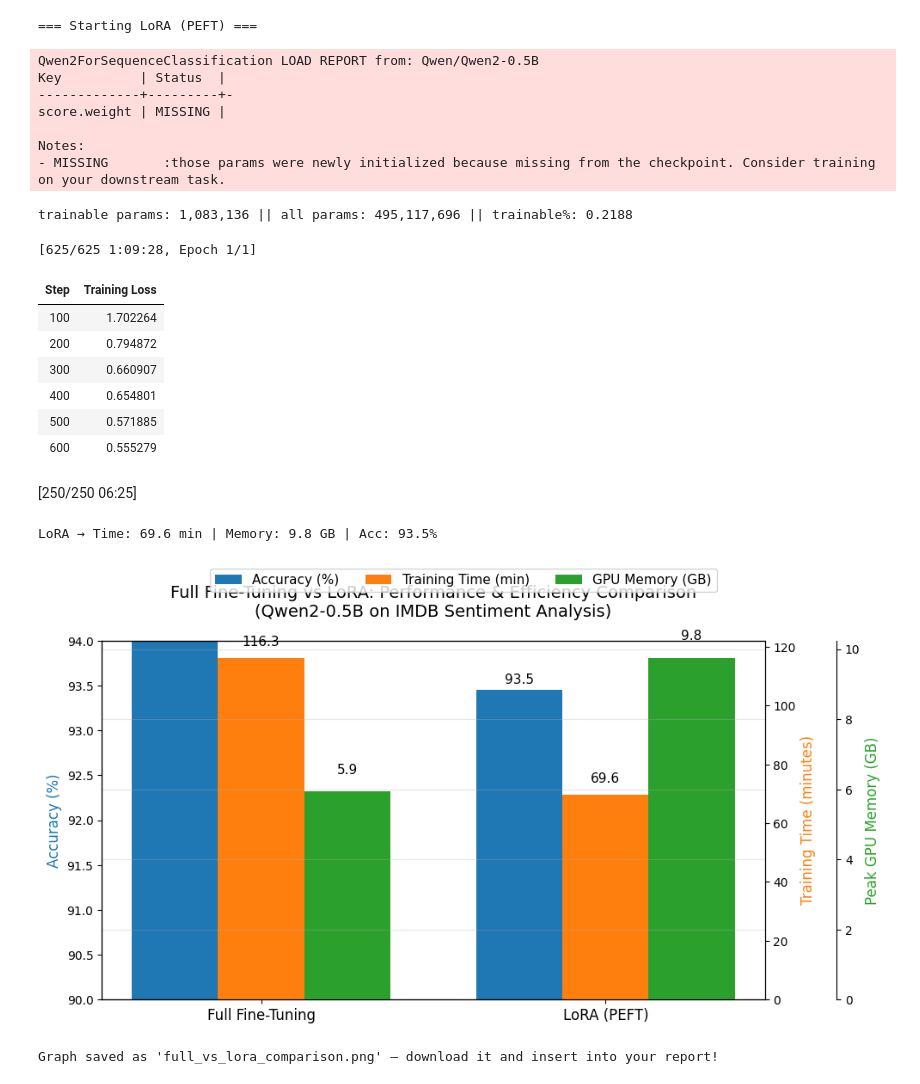
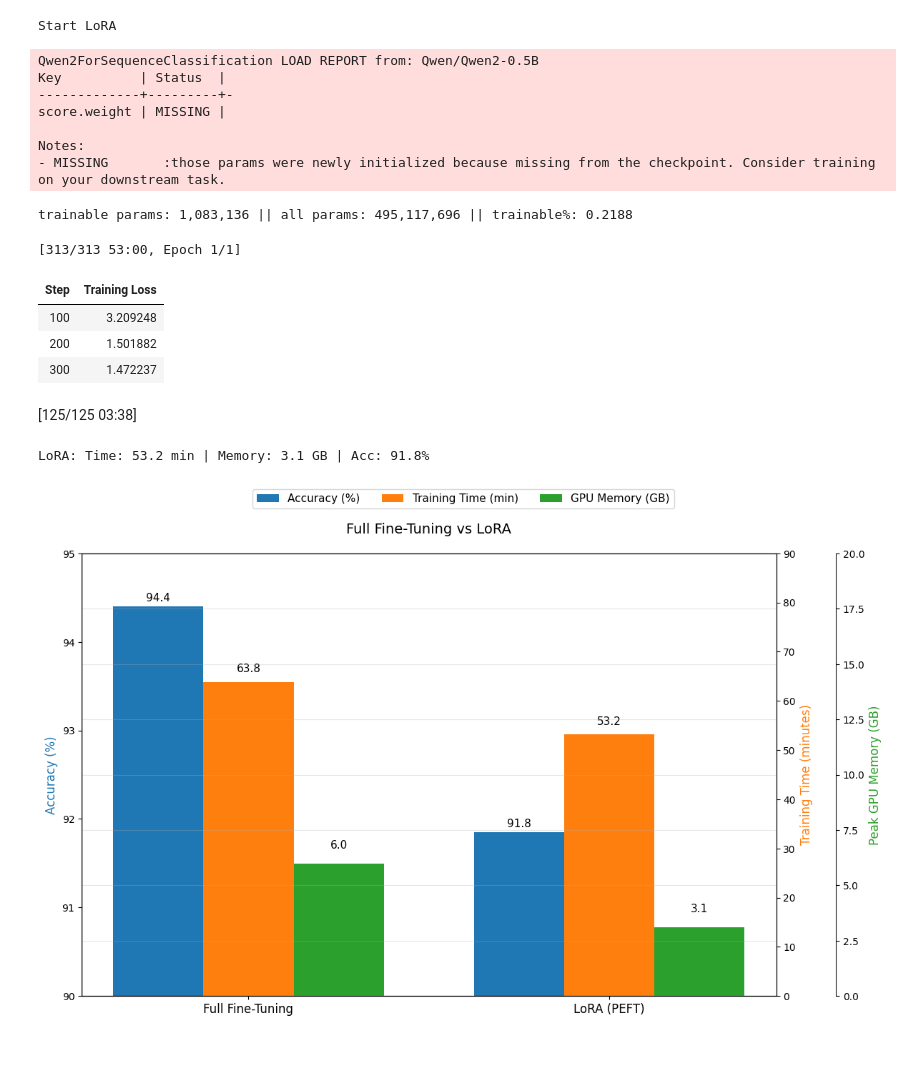
Before and after one commit to TheephopWS/fine-tune-sdsc4070, a Jupyter notebook: qwen2_0_5B_fine_tune.ipynb, the cells around one changed output. Cells and saved outputs as stored; diff of their text form; code cells hidden in the pictures; blank space fills up the shorter version.

Commit message:
refactor Lora, add png results

```diff
--- a/qwen2_0_5B_fine_tune.ipynb
+++ b/qwen2_0_5B_fine_tune.ipynb
@@ -30,17 +32,16 @@ def compute_metrics(eval_pred):
     predictions = np.argmax(logits, axis=-1)
     return accuracy.compute(predictions=predictions, references=labels)
 # %%
-print("=== Starting FULL FINE-TUNING ===")
+print("Start Full fine-tuning")
 model_full = AutoModelForSequenceClassification.from_pretrained(
     "Qwen/Qwen2-0.5B",
     num_labels=2,
-    torch_dtype=torch.bfloat16,
+    dtype=torch.bfloat16,
     trust_remote_code=True
 )
 
-# === THE TWO LINES THAT FIX YOUR ERROR ===
 model_full.config.pad_token_id = tokenizer.pad_token_id
-model_full.config.use_cache = False          # saves memory during training
+model_full.config.use_cache = False
 
 model_full.gradient_checkpointing_enable()
 
@@ -72,7 +73,7 @@ full_time = time.time() - start
 full_mem = torch.cuda.max_memory_allocated() / 1e9
 full_acc = trainer_full.evaluate()["eval_accuracy"]
 
-print(f"FULL → Time: {full_time/60:.1f} min | Memory: {full_mem:.1f} GB | Acc: {full_acc*100:.1f}%")
+print(f"Full Fine-tuning: Time: {full_time/60:.1f} min | Memory: {full_mem:.1f} GB | Acc: {full_acc*100:.1f}%")
 del model_full, trainer_full
 torch.cuda.empty_cache()
 # %% [output]
@@ -97,9 +95,9 @@ FULL → Time: 116.3 min | Memory: 5.9 GB | Acc: 94.9%
 # %%
-print("=== Starting LoRA (PEFT) ===")
+print("Start LoRA")
 model_lora = AutoModelForSequenceClassification.from_pretrained(
     "Qwen/Qwen2-0.5B",
     num_labels=2,
-    torch_dtype=torch.bfloat16,
+    dtype=torch.bfloat16,
     trust_remote_code=True
 )
 
@@ -127,6 +125,7 @@ training_args_lora = TrainingArguments(
     logging_steps=100,
     bf16=True,
     report_to="none",
+    gradient_checkpointing=True
 )
 
 trainer_lora = Trainer(
@@ -144,9 +143,9 @@ lora_time = time.time() - start
 lora_mem = torch.cuda.max_memory_allocated() / 1e9
 lora_acc = trainer_lora.evaluate()["eval_accuracy"]
 
-print(f"LoRA → Time: {lora_time/60:.1f} min | Memory: {lora_mem:.1f} GB | Acc: {lora_acc*100:.1f}%")
+print(f"LoRA: Time: {lora_time/60:.1f} min | Memory: {lora_mem:.1f} GB | Acc: {lora_acc*100:.1f}%")
 # %% [output]
-=== Starting LoRA (PEFT) ===
+Start LoRA
 Qwen2ForSequenceClassification LOAD REPORT from: Qwen/Qwen2-0.5B
 Key          | Status  |
 -------------+---------+-
@@ -155,85 +154,67 @@ score.weight | MISSING |
 Notes:
 - MISSING       :those params were newly initialized because missing from the checkpoint. Consider training on your downstream task.
 trainable params: 1,083,136 || all params: 495,117,696 || trainable%: 0.2188
-[625/625 1:09:28, Epoch 1/1]
+[313/313 53:00, Epoch 1/1]
 | Step | Training Loss |
-| 100 | 1.702264 |
-| 200 | 0.794872 |
-| 300 | 0.660907 |
-| 400 | 0.654801 |
-| 500 | 0.571885 |
-| 600 | 0.555279 |
+| 100 | 3.209248 |
+| 200 | 1.501882 |
+| 300 | 1.472237 |
-[250/250 06:25]
+[125/125 03:38]
-LoRA → Time: 69.6 min | Memory: 9.8 GB | Acc: 93.5%
+LoRA: Time: 53.2 min | Memory: 3.1 GB | Acc: 91.8%
 # %%
 !pip install -q matplotlib
 # %%
 import matplotlib.pyplot as plt
 
-full_acc = full_acc * 100
-lora_acc = lora_acc * 100
-full_time = full_time / 60
-lora_time = lora_time / 60
-full_mem = full_mem
-lora_mem = lora_mem
-
-# Data for plotting
 methods = ['Full Fine-Tuning', 'LoRA (PEFT)']
-accuracy = [full_acc, lora_acc]
-time_min = [full_time, lora_time]
+accuracy = [full_acc*100, lora_acc*100]
+time_min = [full_time/60, lora_time/60]
 memory_gb = [full_mem, lora_mem]
 
 x = np.arange(len(methods))
 width = 0.25
 
-fig, ax1 = plt.subplots(figsize=(10, 6))
+fig, ax1 = plt.subplots(figsize=(12, 8))
 
 # Accuracy bars
 bars1 = ax1.bar(x - width, accuracy, width, label='Accuracy (%)', color='#1f77b4')
 ax1.set_ylabel('Accuracy (%)', color='#1f77b4', fontsize=12)
-ax1.set_ylim(90, 94)
+ax1.set_ylim(90, 95)
 
 # Time bars (secondary axis)
 ax2 = ax1.twinx()
 bars2 = ax2.bar(x, time_min, width, label='Training Time (min)', color='#ff7f0e')
 ax2.set_ylabel('Training Time (minutes)', color='#ff7f0e', fontsize=12)
+ax2.set_ylim(0, 90)
 
 # Memory bars
 ax3 = ax1.twinx()
 ax3.spines['right'].set_position(('outward', 60))
 bars3 = ax3.bar(x + width, memory_gb, width, label='GPU Memory (GB)', color='#2ca02c')
 ax3.set_ylabel('Peak GPU Memory (GB)', color='#2ca02c', fontsize=12)
+ax3.set_ylim(0, 20)
 
-# Labels and title
-ax1.set_title('Full Fine-Tuning vs LoRA: Performance & Efficiency Comparison\n(Qwen2-0.5B on IMDB Sentiment Analysis)', fontsize=14, pad=20)
+ax1.set_title('Full Fine-Tuning vs LoRA', fontsize=14, pad=20)
 ax1.set_xticks(x)
 ax1.set_xticklabels(methods, fontsize=12)
 
-# Add value labels on bars
 def autolabel(bars, ax, offset=0):
     for bar in bars:
         height = bar.get_height()
         ax.annotate(f'{height:.1f}',
                     xy=(bar.get_x() + bar.get_width()/2, height),
                     xytext=(0, 3 + offset),
                     textcoords="offset points",
                     ha='center', va='bottom', fontsize=11)
 
 autolabel(bars1, ax1)
 autolabel(bars2, ax2, 5)
 autolabel(bars3, ax3, 10)
 
-# Legend
-fig.legend(loc='upper center', bbox_to_anchor=(0.5, 0.92), ncol=3, fontsize=11)
-0
+fig.legend(loc='upper center', bbox_to_anchor=(0.5, 0.95), ncol=3, fontsize=11)
 plt.tight_layout(rect=[0, 0, 1, 0.9])
 plt.grid(axis='y', alpha=0.3)
-
-# Save for report
 plt.savefig('full_vs_lora_comparison.png', dpi=300, bbox_inches='tight')
 plt.show()
-
-print("Graph saved as 'full_vs_lora_comparison.png' — download it and insert into your report!")
 # %% [output]
-[figure, old version]
+[figure, new version]
-Graph saved as 'full_vs_lora_comparison.png' — download it and insert into your report!
```
Also changed, not shown: parts of 2 cells of this notebook, 2 other files.
